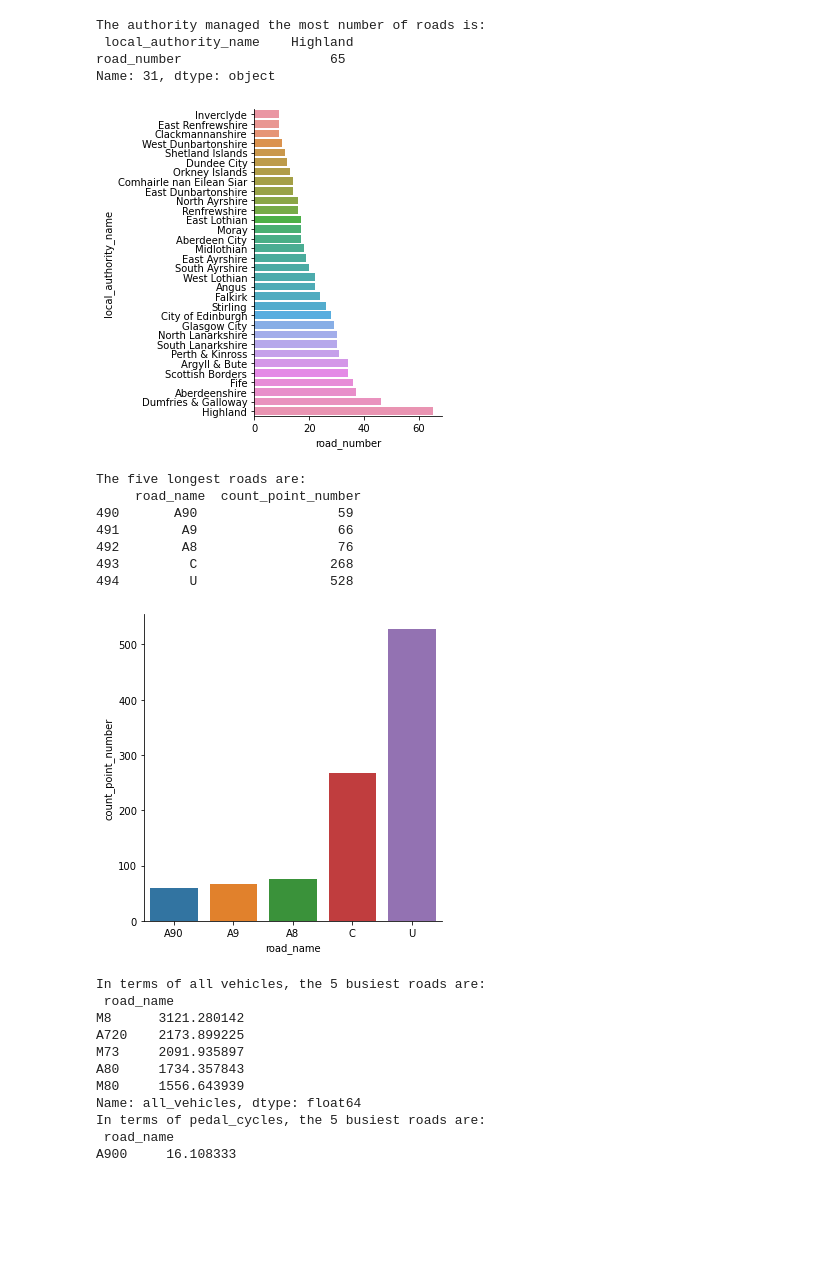
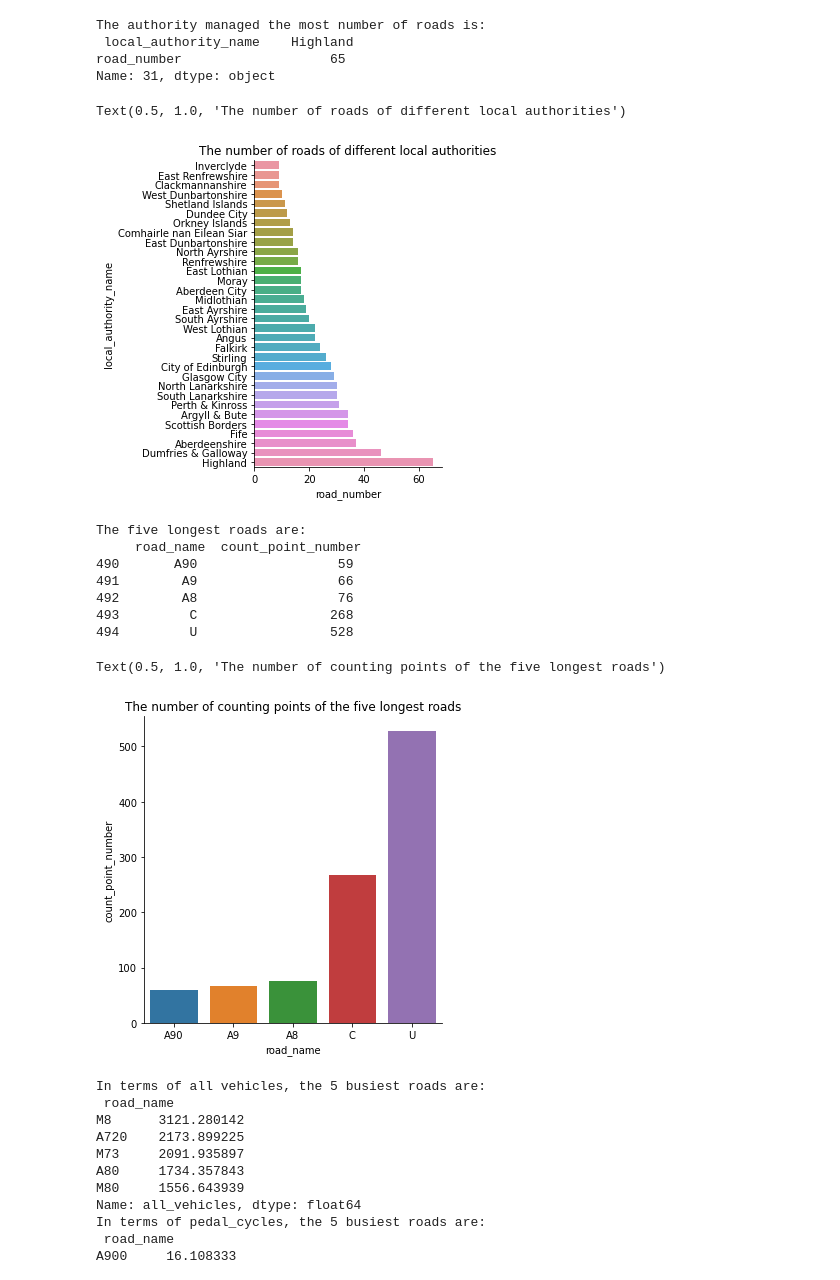
Before and after one commit to chiclez/pp-project-2, a Jupyter notebook: group 1.ipynb, the cells around one changed output. Saved outputs shown, nothing was run; the diff lists cells and outputs as text; code cells hidden in the pictures; blank space fills up the shorter version.

Commit message:
added graph title

```diff
--- a/group 1.ipynb
+++ b/group 1.ipynb
@@ -1,28 +1,31 @@
 # %%
 #Which local authorities manage the most number of different roads?
 import pandas as pd
 import seaborn as sns
+import matplotlib.pyplot as plt
 
 df = pd.read_csv('dft_rawcount_region_id_3.csv')
 #find local authorities and the number of different roads they manage, covert to dataframe
 road_managed = df.groupby(by='local_authority_name')['road_name'].nunique().reset_index()
 #change the column name
 road_managed.rename(columns={'road_name':'road_number'},inplace=True)
 #create a new dataframe sorted by road_number
 roads_managed = road_managed.sort_values(by=['road_number']).reset_index(drop=True)
 #print the authority manages the most number of roads
 print('The authority managed the most number of roads is: \n', roads_managed.iloc[-1])
 
 r = sns.catplot(data=roads_managed,
                 kind='bar',
                 x='road_number',
                 y='local_authority_name')
+plt.title('The number of roads of different local authorities')
 # %% [output]
 The authority managed the most number of roads is:
  local_authority_name    Highland
 road_number                   65
 Name: 31, dtype: object
+Text(0.5, 1.0, 'The number of roads of different local authorities')
-[figure, old version]
+[figure, new version]
 # %%
 #Which road has the most number of different counting points along it (the longest)?
 
@@ -39,6 +42,7 @@ c = sns.catplot(data=cps_road.iloc[-5:],
                 kind='bar',
                 x='road_name',
                 y='count_point_number')
+plt.title('The number of counting points of the five longest roads')
 # %% [output]
 The five longest roads are:
      road_name  count_point_number
@@ -47,7 +51,8 @@ The five longest roads are:
 492        A8                  76
 493         C                 268
 494         U                 528
+Text(0.5, 1.0, 'The number of counting points of the five longest roads')
-[figure, old version]
+[figure, new version]
 # %%
 #Excluding C-roads and U-roads, which have been the 5 busiest roads on average over the past 20 years, in terms of number of vehicles per day?
 #Is the answer different for pedal_cycles?
```
Also changed, not shown: parts of 3 cells of this notebook.
